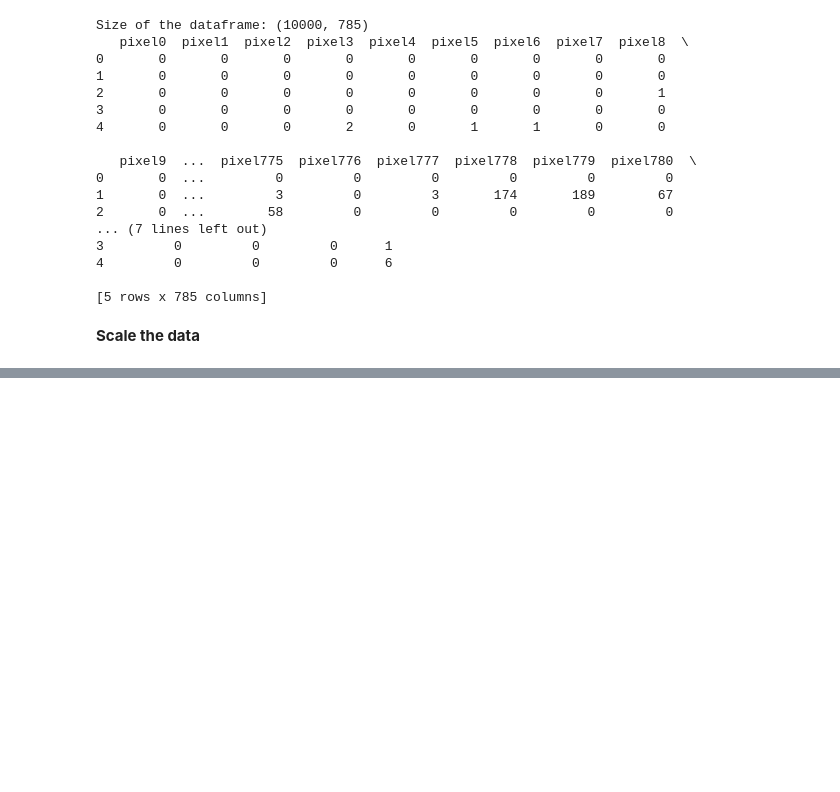
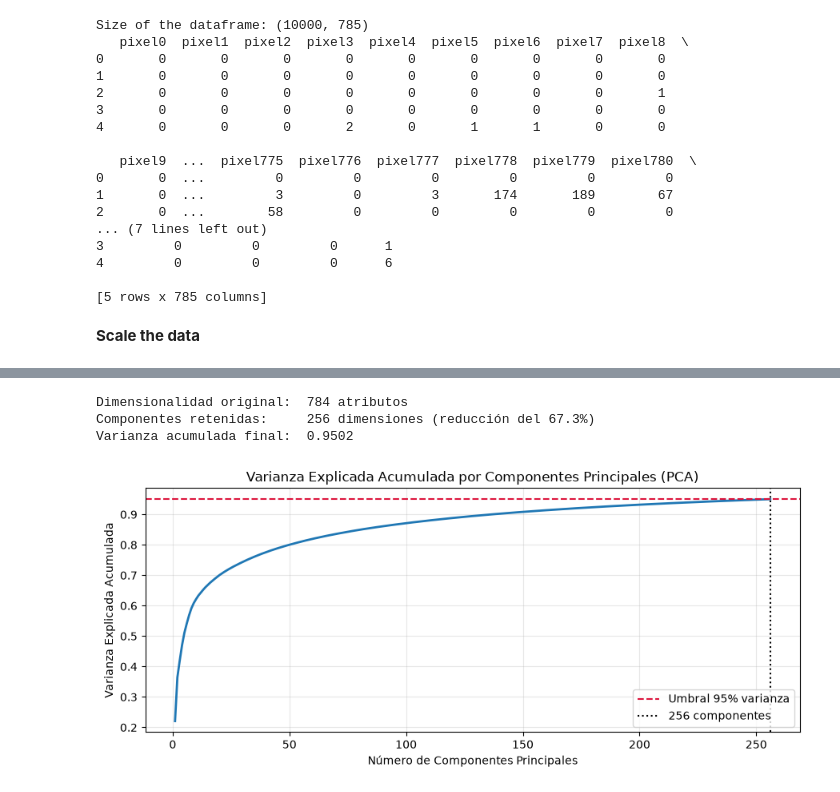
Before and after one commit to Ezra3578/MachineLearning, a Jupyter notebook: Workshop_1/notebooks/SupervisedLearning.ipynb, the cells around one changed output, grey strips where cells are left out. Cells and saved outputs as stored; diff of their text form; code cells hidden in the pictures; blank space fills up the shorter version.

```diff
--- a/Workshop_1/code/SupervisedLearning.ipynb
+++ b/Workshop_1/notebooks/SupervisedLearning.ipynb
@@ -686,0 +774,14 @@ X_test = fashion_mnist_scaler.transform(X_test)
+# %%
+strict_scaler = StandardScaler()
+
+# Ajuste exclusivo en entrenamiento
+X_train_scaled = strict_scaler.fit_transform(X_train_raw_split)
+
+# Transformación de validación y prueba
+X_val_scaled = strict_scaler.transform(X_val_raw_split)
+X_test_scaled = strict_scaler.transform(X_test_raw_split)
+
+print("Estandarización z-score completada:")
+print(f"X_train -> Media: {X_train_scaled.mean():.4f}, Desv. Estándar: {X_train_scaled.std():.4f}")
+print(f"X_val   -> Media: {X_val_scaled.mean():.4f}, Desv. Estándar: {X_val_scaled.std():.4f}")
+print(f"X_test  -> Media: {X_test_scaled.mean():.4f}, Desv. Estándar: {X_test_scaled.std():.4f}")
@@ -686,0 +851,33 @@ X_test = fashion_mnist_scaler.transform(X_test)
+# %%
+from sklearn.decomposition import PCA
+
+# Ajuste de PCA para retener el 95% de la varianza en entrenamiento
+pca = PCA(n_components=0.95, random_state=42)
+X_train_pca = pca.fit_transform(X_train_scaled)
+X_val_pca = pca.transform(X_val_scaled)
+X_test_pca = pca.transform(X_test_scaled)
+
+n_comps = pca.n_components_
+cum_var = np.cumsum(pca.explained_variance_ratio_)
+
+print(f"Dimensionalidad original:  784 atributos")
+print(f"Componentes retenidas:     {n_comps} dimensiones (reducción del {(1 - n_comps/784)*100:.1f}%)")
+print(f"Varianza acumulada final:  {cum_var[-1]:.4f}")
+
+# Gráfico de varianza explicada acumulada
+plt.figure(figsize=(9, 4))
+plt.plot(range(1, n_comps + 1), cum_var, color="#1f77b4", lw=2)
+plt.axhline(0.95, color="crimson", linestyle="--", label="Umbral 95% varianza")
+plt.axvline(n_comps, color="black", linestyle=":", label=f"{n_comps} componentes")
+plt.title("Varianza Explicada Acumulada por Componentes Principales (PCA)", fontsize=12)
+plt.xlabel("Número de Componentes Principales", fontsize=10)
+plt.ylabel("Varianza Explicada Acumulada", fontsize=10)
+plt.grid(True, alpha=0.3)
+plt.legend(loc="lower right")
+plt.tight_layout()
+plt.show()
+# %% [output]
+Dimensionalidad original:  784 atributos
+Componentes retenidas:     256 dimensiones (reducción del 67.3%)
+Varianza acumulada final:  0.9502
+[figure, added]
```
Also changed, not shown: parts of 17 cells of this notebook, 18 other files.
